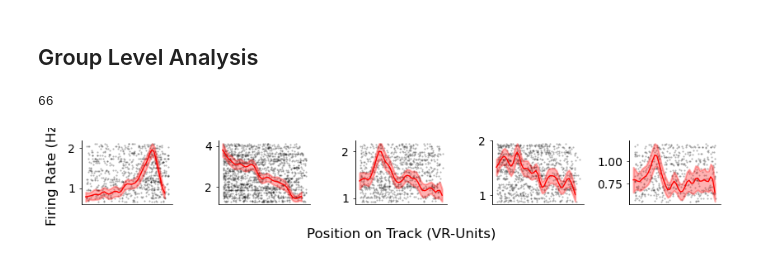
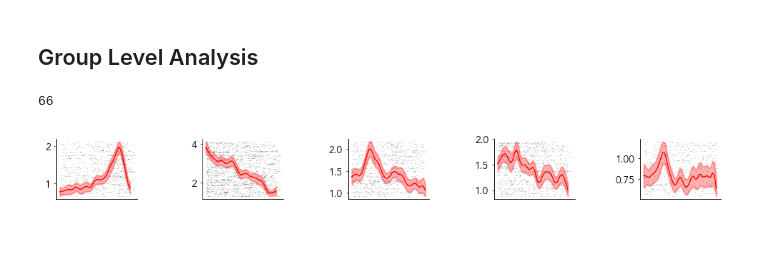
Before and after one commit to HSNPipeline/AnalyzeTrain, a Jupyter notebook: notebooks/03_Example_Human_Neurons.ipynb, the cells around one changed output. Drawn from its saved outputs; the diff is of its cells as text; code cells hidden in the pictures; blank space fills up the shorter version.

```diff
--- a/notebooks/03_Example_Human_Neurons.ipynb
+++ b/notebooks/03_Example_Human_Neurons.ipynb
@@ -130,48 +128,48 @@ si_median = all_results.index[len(all_results) // 2]-5
 # %%
 i = 0
 # %%
-grid = make_grid(2, 5, wspace=.5, hspace=1, figsize=(10, 3),
+grid = make_grid(3, 5, wspace=.8, hspace=.8, figsize=(12, 5),
                  )
 
 plt.rcParams.update({
-    'font.size': 12,
-    'axes.titlesize': 12,
-    'axes.labelsize': 12,
-    'legend.fontsize': 12,
+    'font.family': 'Avenir',
+    'font.size': 10,
+    'axes.titlesize': 10,
+    'axes.labelsize': 10,
+    'legend.fontsize': 10,
     'xtick.labelsize': 10,  # Smaller tick label size
     'ytick.labelsize': 10,  # Smaller tick label size
     'axes.linewidth': 0.5,  # Reduce the thickness of axis lines
     'xtick.major.width': 0.8,  # Thinner x ticks
     'ytick.major.width': 0.8,  # Thinner y ticks
     'xtick.major.size': 2.0,   # Shorter x ticks
     'ytick.major.size': 2.0    # Shorter y ticks
 })
+
 ax = get_grid_subplot(grid, 0, 0)
 plot_raster_with_tuning_curve(sorted_anova,1,ax=ax,raster_color='black',curve_color='red')
-ax.set_ylabel('Firing Rate (Hz)', labelpad=20)
 
 ax = get_grid_subplot(grid, 0, 1)
 plot_raster_with_tuning_curve(sorted_anova, 0,raster_color='black',curve_color='red',ax=ax)
 
 
 ax = get_grid_subplot(grid, 0, 2)
 plot_raster_with_tuning_curve(sorted_anova, 20,raster_color='black',curve_color='red',ax=ax)
-ax.set_xlabel('Position on Track (VR-Units)', labelpad=20)
 
 ax = get_grid_subplot(grid, 0, 3)
 plot_raster_with_tuning_curve(sorted_anova, 50,raster_color='black',curve_color='red',ax=ax)
 
 ax = get_grid_subplot(grid, 0, 4)
 plot_raster_with_tuning_curve(sorted_anova, 200,raster_color='black',curve_color='red',ax=ax)
 
 
 # Apply thin axis lines to all axes in the figure
 for ax in plt.gcf().get_axes():
     ax.spines['left'].set_linewidth(0.5)
     ax.spines['bottom'].set_linewidth(0.5)
     ax.tick_params(width=0.5, length=2.0)  # Make sure all tick marks are smaller
 
 
-save_figure('Human_Example_Neurons', file_path='/Users/weijiazhang/Plots/PLDM/Human',dpi=300)
+save_figure('Human_Example_Neurons.pdf', file_path='/Users/weijiazhang/Plots/PLDM/Human')
 # %% [output]
-[figure, old version]
+[figure, new version]
```
Also changed, not shown: parts of 1 cell of this notebook, 3 other files.
